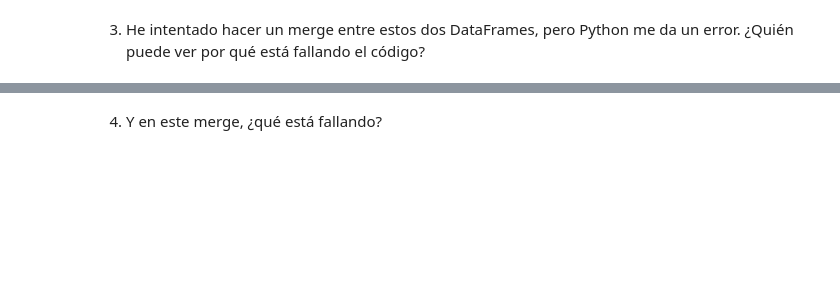
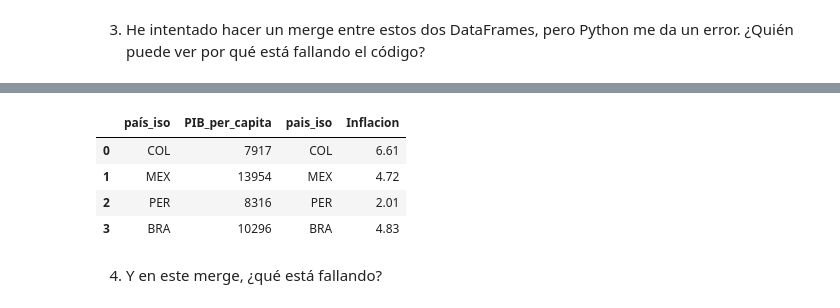
Before and after one commit to ElLinares/curso-ia-para-economia, a Jupyter notebook: clases/3_Analisis_y_visualizacion_datos/2_Combinacion_Exportacion_Datos.ipynb, the cells around one changed output, grey strips where cells are left out. Drawn from its saved outputs; the diff is of its cells as text; code cells hidden in the pictures; blank space fills up the shorter version.

```diff
--- a/clases/3_Analisis_y_visualizacion_datos/2_Combinacion_Exportacion_Datos.ipynb
+++ b/clases/3_Analisis_y_visualizacion_datos/2_Combinacion_Exportacion_Datos.ipynb
@@ -305,7 +353,13 @@ df_merge
 # %%
 # Solución
-df_merge =
+df_merge = pd.merge(df_pib_pc, df_inflacion, left_on='país_iso', right_on='pais_iso', how='inner')
 df_merge
+# %% [output]
+|  | país_iso | PIB_per_capita | pais_iso | Inflacion |
+| 0 | COL | 7917 | COL | 6.61 |
+| 1 | MEX | 13954 | MEX | 4.72 |
+| 2 | PER | 8316 | PER | 2.01 |
+| 3 | BRA | 10296 | BRA | 4.83 |
 # %% [markdown]
 4. Y en este merge, ¿qué está fallando?
 # %%
```
Also changed, not shown: parts of 15 cells of this notebook.
